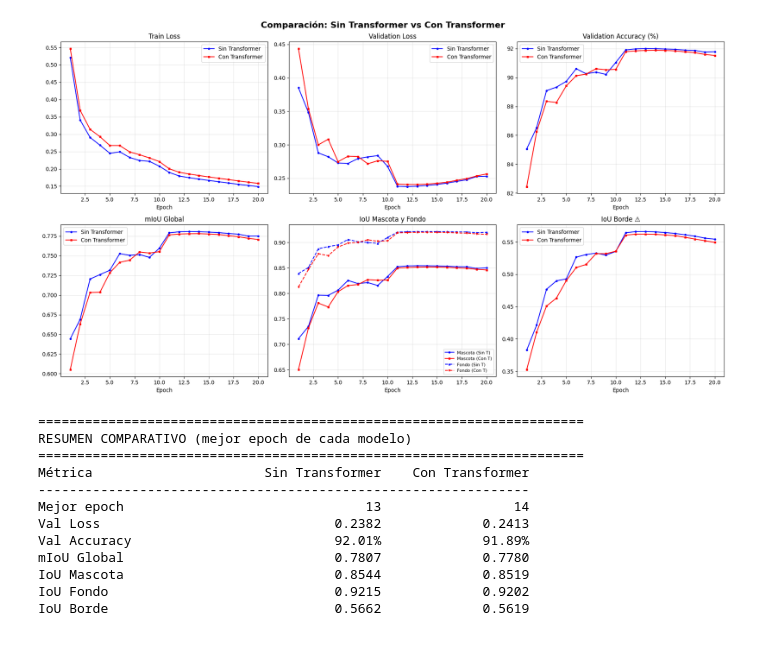
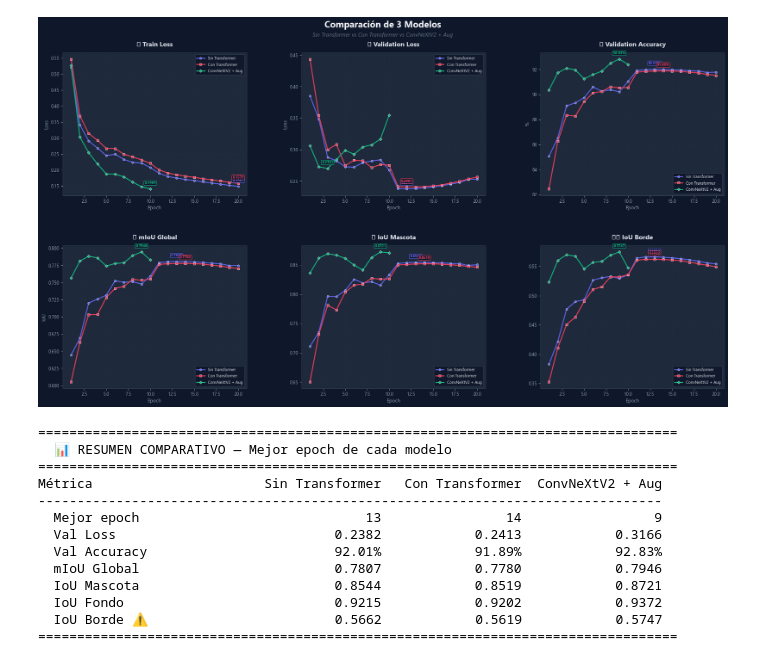
Before and after one commit to DiegoXAI-Shape/Abbadon, a Jupyter notebook: source/Daowa_maadV3.ipynb, the cells around one changed output. Saved outputs shown, nothing was run; the diff lists cells and outputs as text; code cells hidden in the pictures.

```diff
--- a/source/Daowa_maadV3.ipynb
+++ b/source/Daowa_maadV3.ipynb
@@ -1173,19 +173,23 @@ def comparar_entrenamientos(csv_sin_transformer, csv_con_transformer):
 # %%
+from utils.visualization.compare import comparar_entrenamientos
+
 comparar_entrenamientos(
-    'logs/training_history2026-03-04.csv',      # Sin transformer
-    'logs/training_history2026-03-04_2.csv'      # Con transformer
+    ('logs/training_history2026-03-04.csv', 'Sin Transformer'),
+    ('logs/training_history2026-03-04_2.csv', 'Con Transformer'),
+    ('logs/training_history2026-03-10.csv', 'ConvNeXtV2 + Aug'),
 )
 # %% [output]
-[figure, old version]
+[figure, new version]
-======================================================================
-RESUMEN COMPARATIVO (mejor epoch de cada modelo)
-======================================================================
-Métrica                      Sin Transformer    Con Transformer
----------------------------------------------------------------
-Mejor epoch                               13                 14
-Val Loss                              0.2382             0.2413
-Val Accuracy                          92.01%             91.89%
-mIoU Global                           0.7807             0.7780
-IoU Mascota                           0.8544             0.8519
-IoU Fondo                             0.9215             0.9202
-IoU Borde                             0.5662             0.5619
+==================================================================================
+  📊 RESUMEN COMPARATIVO — Mejor epoch de cada modelo
+==================================================================================
+Métrica                      Sin Transformer   Con Transformer  ConvNeXtV2 + Aug
+--------------------------------------------------------------------------------
+  Mejor epoch                             13                14                 9
+  Val Loss                            0.2382            0.2413            0.3166
+  Val Accuracy                        92.01%            91.89%            92.83%
+  mIoU Global                         0.7807            0.7780            0.7946
+  IoU Mascota                         0.8544            0.8519            0.8721
+  IoU Fondo                           0.9215            0.9202            0.9372
+  IoU Borde ⚠️                        0.5662            0.5619            0.5747
+==================================================================================
```
Also changed, not shown: parts of 29 cells of this notebook.
